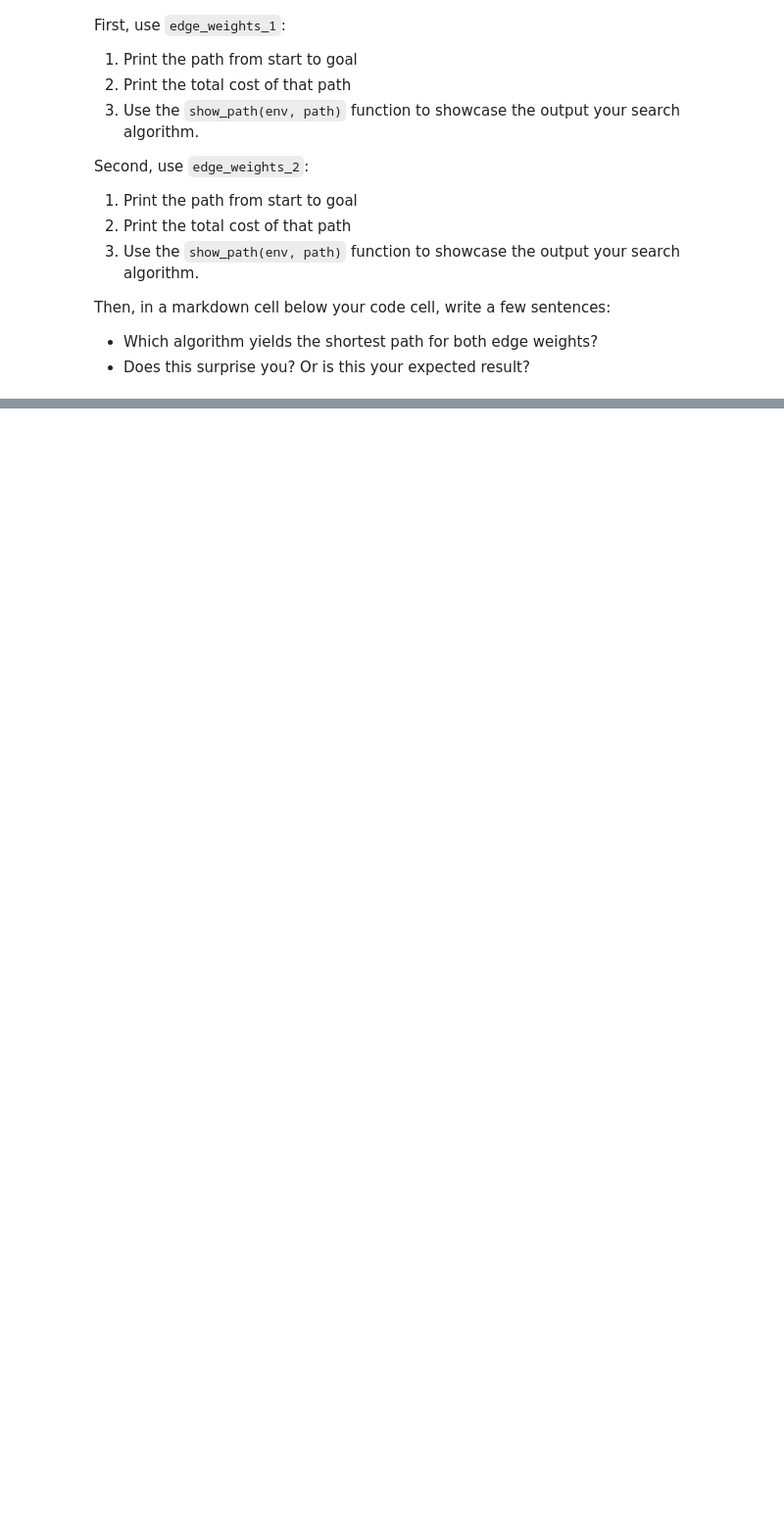
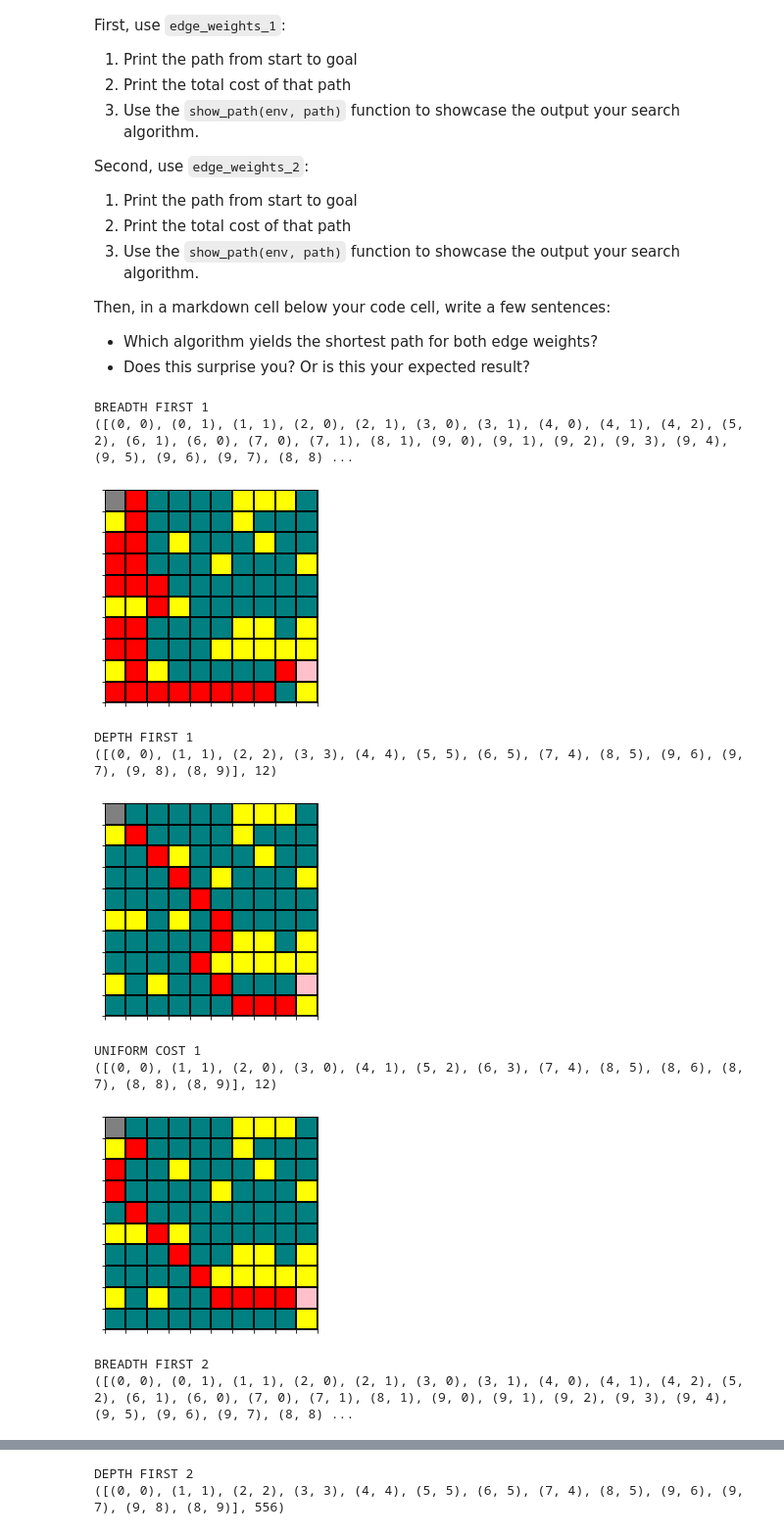
Before and after one commit to ryyyyan-taylor/csci3202, a Jupyter notebook: hw1/Homework01_Taylor_Ryan.ipynb, the cells around one changed output, grey strips where cells are left out. Shown at 98% size. Cells and saved outputs as stored; diff of their text form; code cells hidden in the pictures; blank space fills up the shorter version.

```diff
--- a/hw1/Homework01_Taylor_Ryan.ipynb
+++ b/hw1/Homework01_Taylor_Ryan.ipynb
@@ -588,3 +760,24 @@ Note that in the helper functions above, two useful routines for obtaining your
+# %%
+def breadth_first(start,goal,state_graph,return_cost):
+
+    previous = {}
+    visited = []
+    stack = []
+    previous[start] = None
+    stack.append(start)
+
+    while stack:
+        s = stack.pop(0)
+        visited.append(s)
+
+        for loc in sorted(state_graph[s].keys()):
+            if loc not in visited:
+                stack.append(loc)
+                previous[loc]=s
+
+        if goal in previous:
+            p=path(previous,goal)
+            return p if(not return_cost) else (p,pathcost(p,state_graph))
 # %% [markdown]
 ---
 
@@ -659,0 +925,36 @@ Then, in a markdown cell below your code cell, write a few sentences:
+# %%
+print("BREADTH FIRST 1")
+print(breadth_first(start, goal, edge_weights_1, 1))
+show_path(env, breadth_first(start, goal, edge_weights_1, 0))
+
+print("DEPTH FIRST 1")
+print(depth_first(start, goal, edge_weights_1, 1))
+show_path(env, depth_first(start, goal, edge_weights_1, 0))
+
+print("UNIFORM COST 1")
+print(uniform_cost(start, goal, edge_weights_1, 1))
+show_path(env, uniform_cost(start, goal, edge_weights_1, 0))
+
+print("BREADTH FIRST 2")
+print(breadth_first(start, goal, edge_weights_2, 1))
+show_path(env, breadth_first(start, goal, edge_weights_2, 0))
+
+print("DEPTH FIRST 2")
+print(depth_first(start, goal, edge_weights_2, 1))
+show_path(env, depth_first(start, goal, edge_weights_2, 0))
+
+print("UNIFORM COST 2")
+print(uniform_cost(start, goal, edge_weights_2, 1))
+show_path(env, uniform_cost(start, goal, edge_weights_2, 0))
+# %% [output]
+BREADTH FIRST 1
+([(0, 0), (0, 1), (1, 1), (2, 0), (2, 1), (3, 0), (3, 1), (4, 0), (4, 1), (4, 2), (5, 2), (6, 1), (6, 0), (7, 0), (7, 1), (8, 1), (9, 0), (9, 1), (9, 2), (9, 3), (9, 4), (9, 5), (9, 6), (9, 7), (8, 8) ...
+[figure, added]
+DEPTH FIRST 1
+([(0, 0), (1, 1), (2, 2), (3, 3), (4, 4), (5, 5), (6, 5), (7, 4), (8, 5), (9, 6), (9, 7), (9, 8), (8, 9)], 12)
+[figure, added]
+UNIFORM COST 1
+([(0, 0), (1, 1), (2, 0), (3, 0), (4, 1), (5, 2), (6, 3), (7, 4), (8, 5), (8, 6), (8, 7), (8, 8), (8, 9)], 12)
+[figure, added]
+BREADTH FIRST 2
+([(0, 0), (0, 1), (1, 1), (2, 0), (2, 1), (3, 0), (3, 1), (4, 0), (4, 1), (4, 2), (5, 2), (6, 1), (6, 0), (7, 0), (7, 1), (8, 1), (9, 0), (9, 1), (9, 2), (9, 3), (9, 4), (9, 5), (9, 6), (9, 7), (8, 8) ...
@@ -659,0 +962,2 @@ Then, in a markdown cell below your code cell, write a few sentences:
+DEPTH FIRST 2
+([(0, 0), (1, 1), (2, 2), (3, 3), (4, 4), (5, 5), (6, 5), (7, 4), (8, 5), (9, 6), (9, 7), (9, 8), (8, 9)], 556)
```
Also changed, not shown: parts of 31 cells of this notebook, 16 other files.
